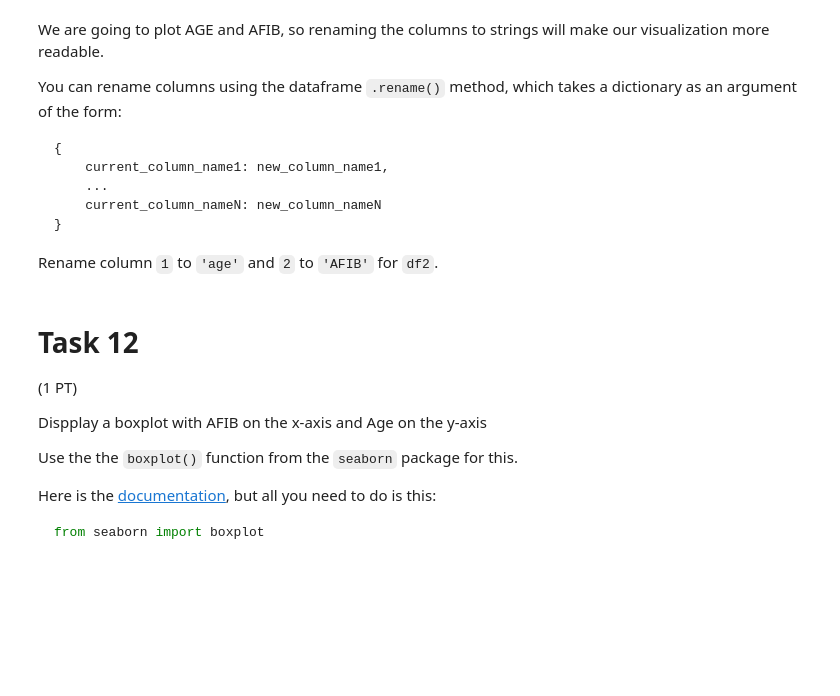
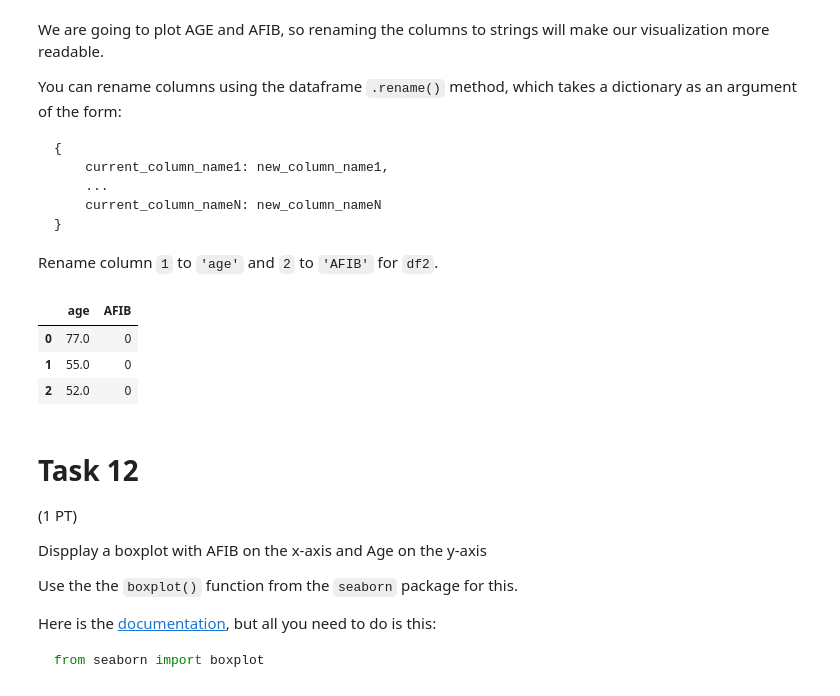
Before and after one commit to Niarfe/DS5100-dpy8wq, a Jupyter notebook: lessons/M06/M06-HW-1-1.ipynb, the cells around one changed output. Saved outputs shown, nothing was run; the diff lists cells and outputs as text; code cells hidden in the pictures; blank space fills up the shorter version.

```diff
--- a/lessons/M06/M06-HW-1-1.ipynb
+++ b/lessons/M06/M06-HW-1-1.ipynb
@@ -270,3 +285,12 @@ Rename column `1` to  `'age'` and `2` to `'AFIB'` for `df2`.
+# %%
+# CODE HERE
+age_afib = age_afib.rename({ 1: 'age', 112: 'AFIB'}, axis=1)
+age_afib.head(3)
+# %% [output]
+|  | age | AFIB |
+| 0 | 77.0 | 0 |
+| 1 | 55.0 | 0 |
+| 2 | 52.0 | 0 |
 # %% [markdown]
 # Task 12
 
```
Also changed, not shown: parts of 14 cells of this notebook, 1 other file.
